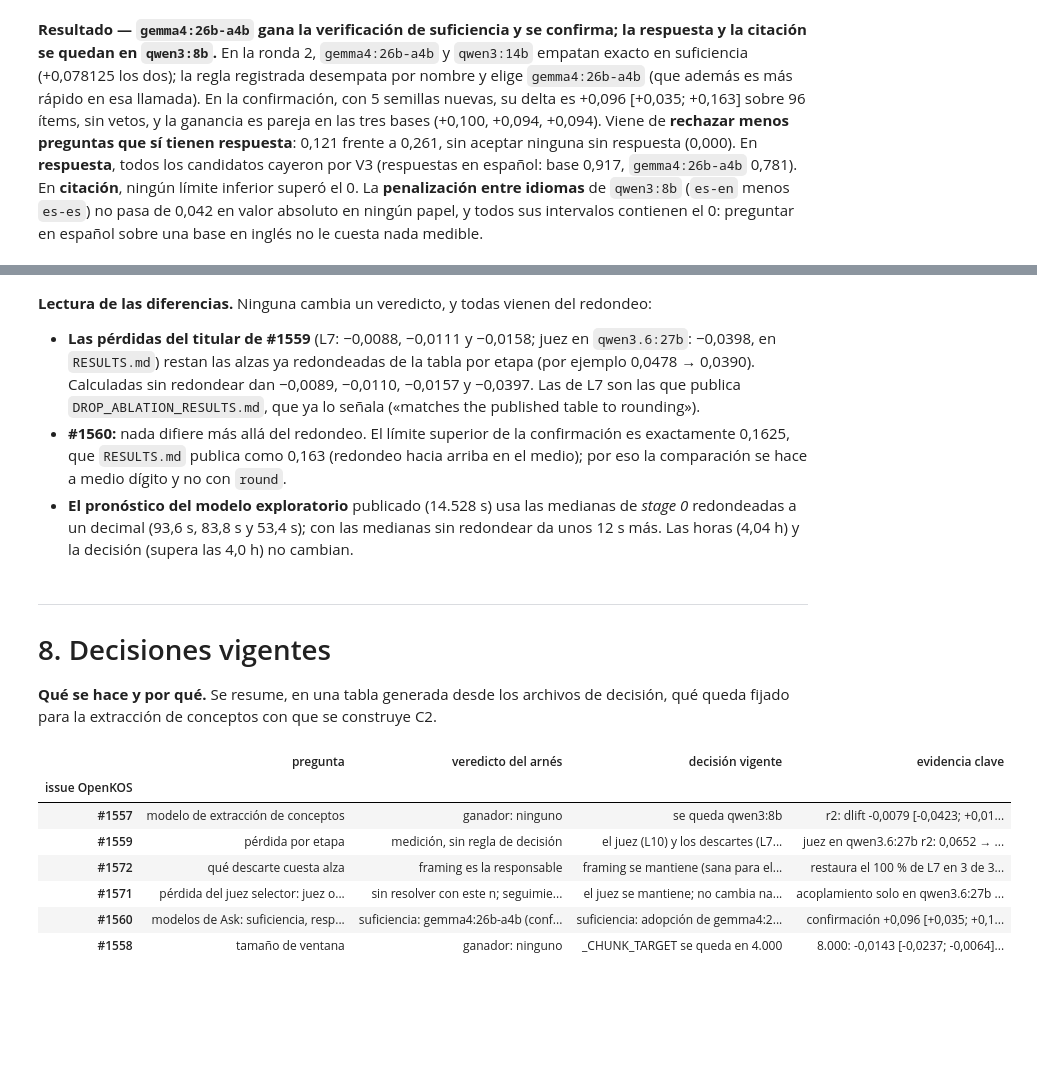
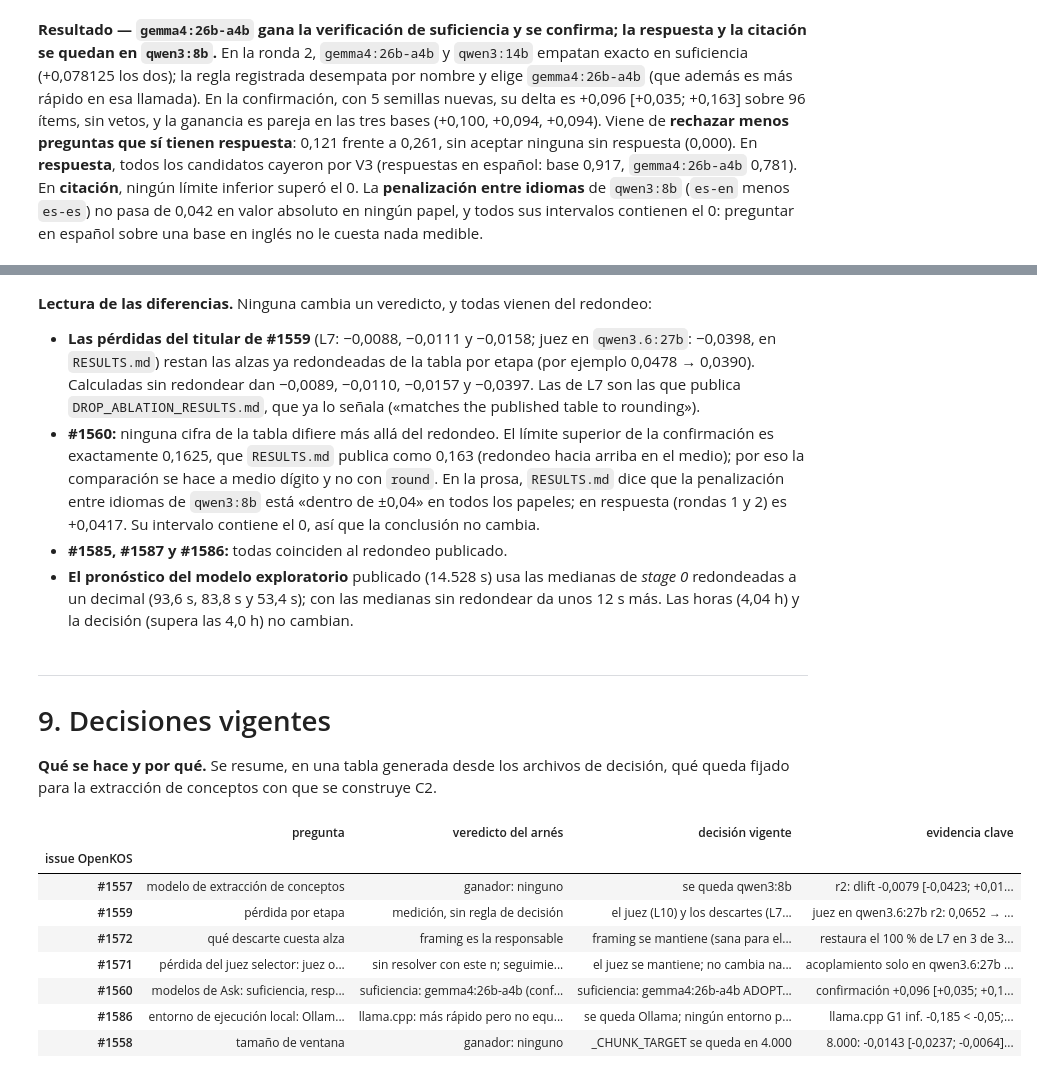
Before and after one commit to jasonssdev/mcd-afg, a Jupyter notebook: notebooks/21-jss-extraccion-de-conceptos-openkos.ipynb, the cells around one changed output, grey strips where cells are left out. Cells and saved outputs as stored; diff of their text form; code cells hidden in the pictures; blank space fills up the shorter version.

```diff
--- a/notebooks/21-jss-extraccion-de-conceptos-openkos.ipynb
+++ b/notebooks/21-jss-extraccion-de-conceptos-openkos.ipynb
@@ -117,7 +123,12 @@ from afg.experiments.concept_extraction import (
     round_frame,
     round_one_vetoes,
     round_two_selection,
+    runtime_ask_equivalence,
+    runtime_concept_equivalence,
+    runtime_gate,
+    runtime_verdict,
     stage_frame,
+    swap_bar,
     trace_frame,
     window_arm_frame,
     window_selection,
@@ -128,6 +139,7 @@ from afg.shared.paths import EXPERIMENT_A_DIR
 pd.set_option("display.width", 200)
 pd.set_option("display.max_columns", 30)
 pd.set_option("display.max_colwidth", 90)
+pd.set_option("display.max_rows", 120)
 
 DATA_DIR = EXPERIMENT_A_DIR / "extraccion-conceptos-openkos"
 if not DATA_DIR.exists():
@@ -1654,16 +2084,20 @@ display(check[~check.coincide])
   etapa (por ejemplo 0,0478 → 0,0390). Calculadas sin redondear dan −0,0089, −0,0110,
   −0,0157 y −0,0397. Las de L7 son las que publica `DROP_ABLATION_RESULTS.md`, que ya lo
   señala («matches the published table to rounding»).
-- **#1560:** nada difiere más allá del redondeo. El límite superior de la confirmación es
-  exactamente 0,1625, que `RESULTS.md` publica como 0,163 (redondeo hacia arriba en el
-  medio); por eso la comparación se hace a medio dígito y no con `round`.
+- **#1560:** ninguna cifra de la tabla difiere más allá del redondeo. El límite superior de
+  la confirmación es exactamente 0,1625, que `RESULTS.md` publica como 0,163 (redondeo hacia
+  arriba en el medio); por eso la comparación se hace a medio dígito y no con `round`. En la
+  prosa, `RESULTS.md` dice que la penalización entre idiomas de `qwen3:8b` está «dentro de
+  ±0,04» en todos los papeles; en respuesta (rondas 1 y 2) es +0,0417. Su intervalo contiene
+  el 0, así que la conclusión no cambia.
+- **#1585, #1587 y #1586:** todas coinciden al redondeo publicado.
 - **El pronóstico del modelo exploratorio** publicado (14.528 s) usa las medianas de *stage 0*
   redondeadas a un decimal (93,6 s, 83,8 s y 53,4 s); con las medianas sin redondear da unos
   12 s más. Las horas (4,04 h) y la decisión (supera las 4,0 h) no cambian.
 # %% [markdown]
 ---
 
-# 8. Decisiones vigentes
+# 9. Decisiones vigentes
 
 **Qué se hace y por qué.** Se resume, en una tabla generada desde los archivos de decisión, qué
 queda fijado para la extracción de conceptos con que se construye C2.
@@ -1732,35 +2166,50 @@ decisions = pd.DataFrame(
                 f"respuesta y citación: ninguno"
             ),
             "decisión vigente": (
-                "suficiencia: adopción de gemma4:26b-a4b PENDIENTE (PR openkos #1585, sin "
-                "fusionar); respuesta y citación: se queda qwen3:8b"
+                "suficiencia: gemma4:26b-a4b ADOPTADO (ADR-0076, tras la barra del cambio de "
+                "modelo en el host de 48 GB; #1587 A pasa, B nula); respuesta y citación: "
+                "se queda qwen3:8b"
             ),
             "evidencia clave": (
                 f"confirmación {ci(conf_row.delta, conf_row.delta_low, conf_row.delta_high, 3)}; "
                 f"rechazos indebidos {num(conf_g['gemma4:26b-a4b']['grounded_refused'], 3)} "
                 f"frente a {num(conf_g['qwen3:8b']['grounded_refused'], 3)}"
+            ),
+        },
+        {
+            "issue OpenKOS": "#1586",
+            "pregunta": "entorno de ejecución local: Ollama, llama.cpp o MLX",
+            "veredicto del arnés": (
+                f"llama.cpp: {VERDICT_RT_ES[verdicts['llama.cpp']]}; "
+                f"MLX: {VERDICT_RT_ES[verdicts['mlx']]}"
+            ),
+            "decisión vigente": "se queda Ollama; ningún entorno propuesto, sin ADR",
+            "evidencia clave": (
+                f"llama.cpp G1 inf. {num(llama_g1.dprecision_low, 3, True)} < -0,05; "
+                f"MLX gemma4 {ci(mlx_g.delta, mlx_g.delta_low, mlx_g.delta_high, 3)}"
             ),
         },
         {
             "issue OpenKOS": "#1558",
             "pregunta": "tamaño de ventana",
             "veredicto del arnés": f"ganador: {winner_1558}",
             "decisión vigente": "_CHUNK_TARGET se queda en 4.000",
             "evidencia clave": (
                 f"8.000: {ci(a8.dlift, a8.dlift_low, a8.dlift_high)}; "
                 f"27b no corrió ({num(forecast.total_s / 3600, 2)} h > 4,0 h)"
             ),
         },
     ]
 ).set_index("issue OpenKOS")
 decisions
 # %% [output]
 |  | pregunta | veredicto del arnés | decisión vigente | evidencia clave |
 | issue OpenKOS |  |  |  |  |
 | #1557 | modelo de extracción de conceptos | ganador: ninguno | se queda qwen3:8b | r2: dlift -0,0079 [-0,0423; +0,01... |
 | #1559 | pérdida por etapa | medición, sin regla de decisión | el juez (L10) y los descartes (L7... | juez en qwen3.6:27b r2: 0,0652 → ... |
 | #1572 | qué descarte cuesta alza | framing es la responsable | framing se mantiene (sana para el... | restaura el 100 % de L7 en 3 de 3... |
 | #1571 | pérdida del juez selector: juez o... | sin resolver con este n; seguimie... | el juez se mantiene; no cambia na... | acoplamiento solo en qwen3.6:27b ... |
-| #1560 | modelos de Ask: suficiencia, resp... | suficiencia: gemma4:26b-a4b (conf... | suficiencia: adopción de gemma4:2... | confirmación +0,096 [+0,035; +0,1... |
+| #1560 | modelos de Ask: suficiencia, resp... | suficiencia: gemma4:26b-a4b (conf... | suficiencia: gemma4:26b-a4b ADOPT... | confirmación +0,096 [+0,035; +0,1... |
+| #1586 | entorno de ejecución local: Ollam... | llama.cpp: más rápido pero no equ... | se queda Ollama; ningún entorno p... | llama.cpp G1 inf. -0,185 < -0,05;... |
 | #1558 | tamaño de ventana | ganador: ninguno | _CHUNK_TARGET se queda en 4.000 | 8.000: -0,0143 [-0,0237; -0,0064]... |
 # %% [markdown]
```
Also changed, not shown: parts of 15 cells of this notebook, 1 other file.
